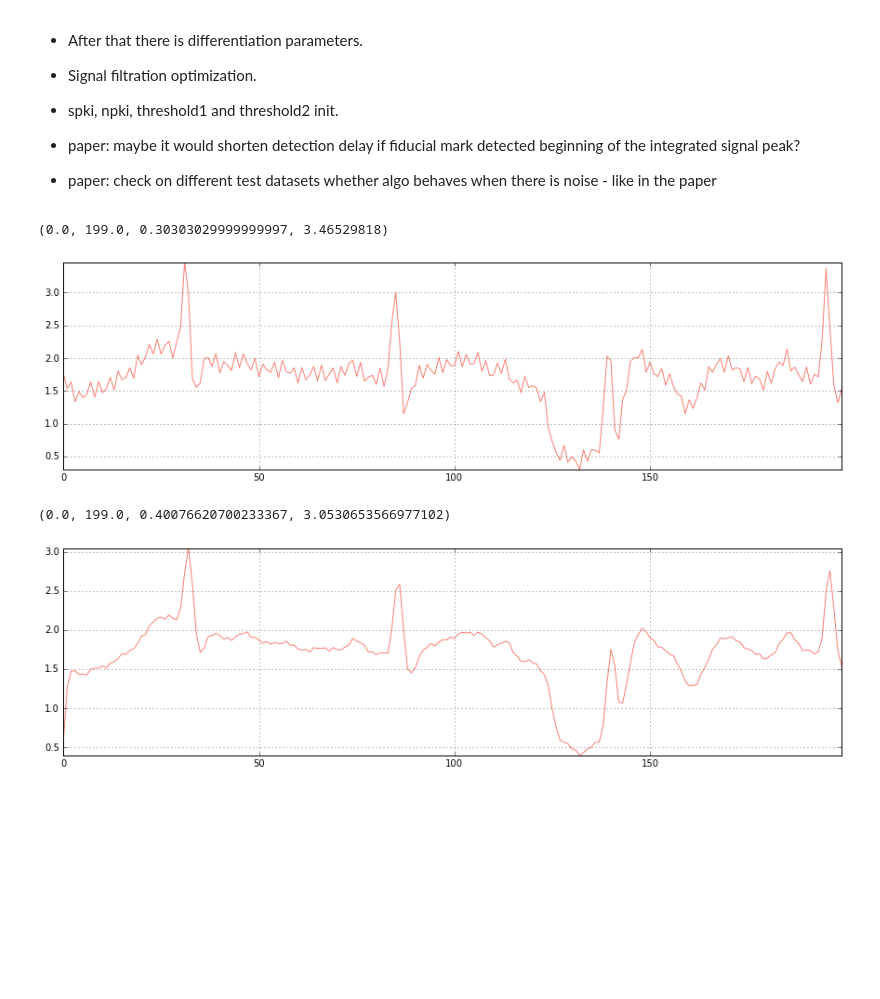
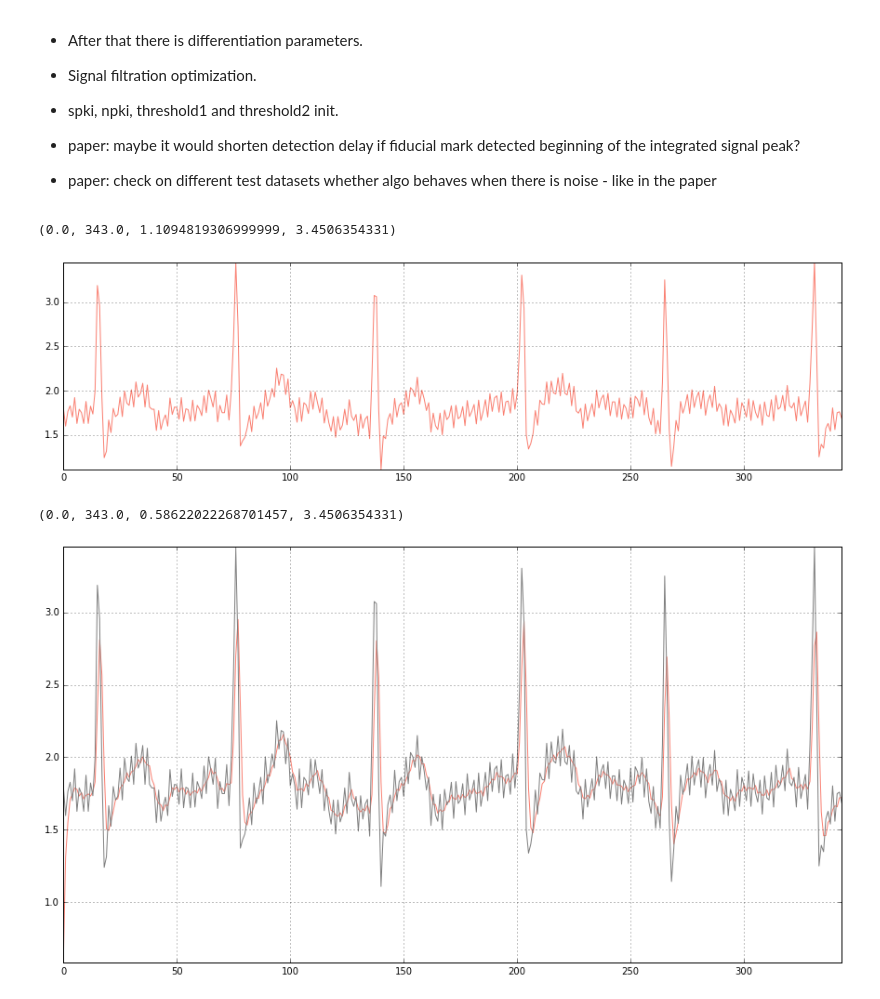
Before and after one commit to c-labpl/qrs_detector, a Jupyter notebook: QRSDetectorOffline.ipynb, the cells around one changed output. Drawn from its saved outputs; the diff is of its cells as text; code cells hidden in the pictures; blank space fills up the shorter version.

```diff
--- a/QRSDetectorOffline.ipynb
+++ b/QRSDetectorOffline.ipynb
@@ -63,7 +63,7 @@ threshold_f_1_vals = np.array([])
 threshold_f_2_vals = np.array([])
 # %%
 ## Load and clean data.
-with open("data/pulse8.csv") as f:
+with open("data/pulse1.csv") as f:
     content = f.readlines()
 raw_data = []
 for line in content:
@@ -75,29 +75,30 @@ plt.plot(raw_signal, label="Original signal", color="salmon")
 plt.grid(True)
 plt.axis("tight")
 # %% [output]
-(0.0, 199.0, 0.30303029999999997, 3.46529818)
+(0.0, 343.0, 1.1094819306999999, 3.4506354331)
-[figure, old version]
+[figure, new version]
 # %%
 ## Signal filtering methods.
 def butter_bandpass_filter(data, lowcut, highcut, signal_freq, order):
     nyquist_freq = 0.5 * signal_freq
     low = lowcut / nyquist_freq
     high = highcut / nyquist_freq
     b, a = butter(order, [low, high], btype='band')
     y = lfilter(b, a, data)
     return y
 
 ## Signal filtering - pass band 0-12 Hz.
 filtered_signal = butter_bandpass_filter(raw_signal, lowcut=0.0, highcut=12.0, signal_freq=84.0, order=1)
 # filtered_signal = filtered_signal / max(filtered_signal)
 
-plt.figure(figsize=(15,4))
+plt.figure(figsize=(15,8))
 plt.plot(filtered_signal, label="Filtered signal", color="salmon")
+plt.plot(raw_signal, color="grey")
 plt.grid(True)
 plt.axis("tight")
 # %% [output]
-(0.0, 199.0, 0.40076620700233367, 3.0530653566977102)
+(0.0, 343.0, 0.58622022268701457, 3.4506354331)
-[figure, old version]
+[figure, new version]
 # %%
 ## Derivative original - provide QRS slope info - five point derivative with 1 sample delay.
 differentiated_signal = np.diff(filtered_signal)
```
Also changed, not shown: parts of 7 cells of this notebook, 20 other files.
